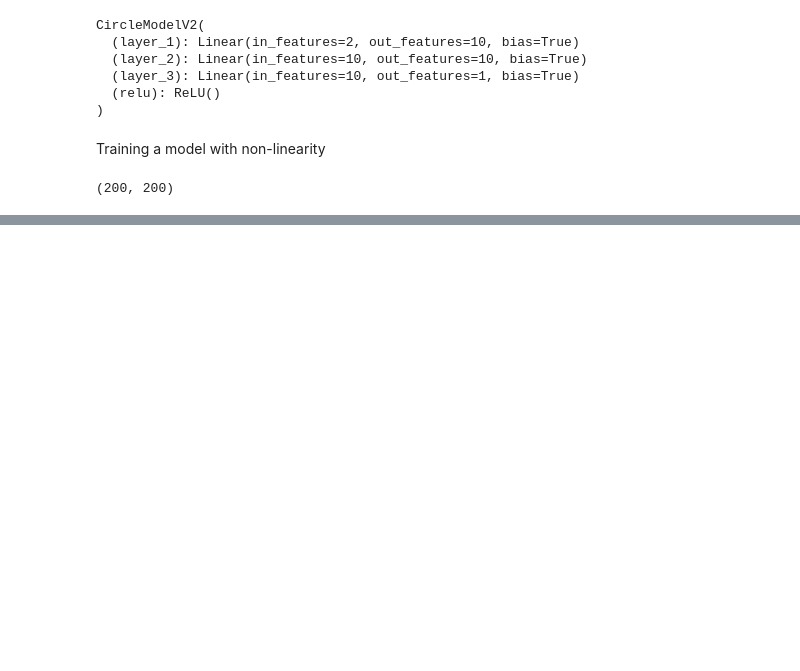
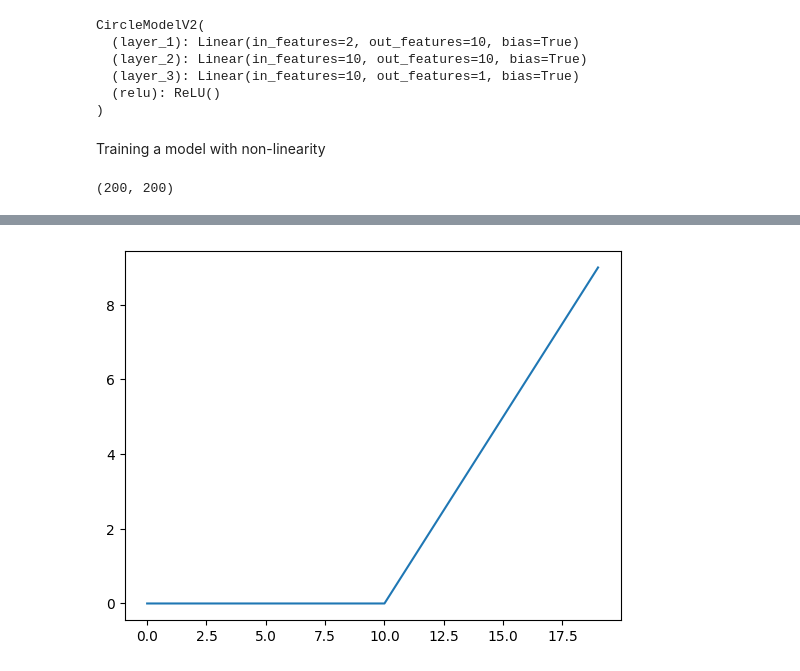
Before and after one commit to spyrosgaroufalis/TorchTest, a Jupyter notebook: NN_classification.ipynb, the cells around one changed output, grey strips where cells are left out. Saved outputs shown, nothing was run; the diff lists cells and outputs as text; code cells hidden in the pictures; blank space fills up the shorter version.

```diff
--- a/NN_classification.ipynb
+++ b/NN_classification.ipynb
@@ -780,0 +848,5 @@ Epoch: 900 | Loss: 0.6236, Acc: 74.00% | Test Loss: 0.6215, Test Acc: 79.00%
+# %%
+# Plot ReLU activation function
+plt.plot(relu(A));
+# %% [output]
+[figure, added]
```
Also changed, not shown: parts of 19 cells of this notebook.
